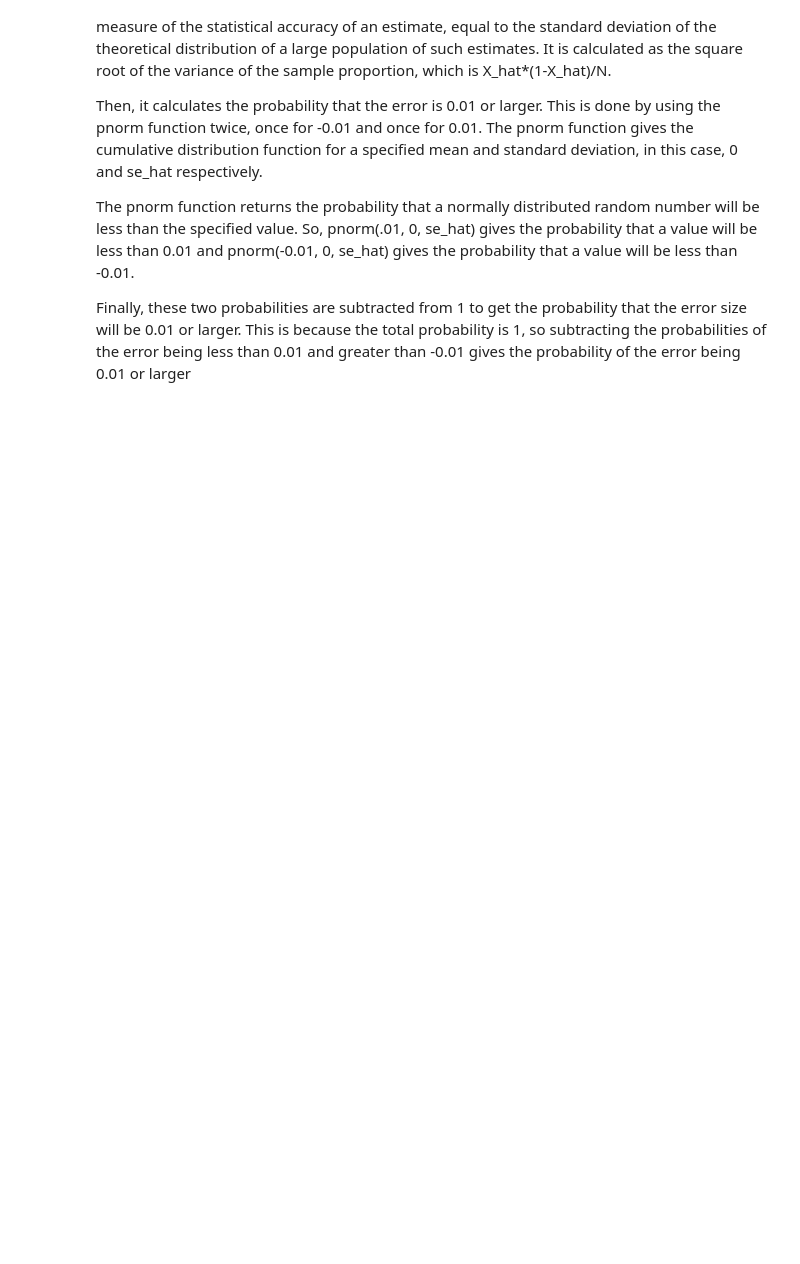
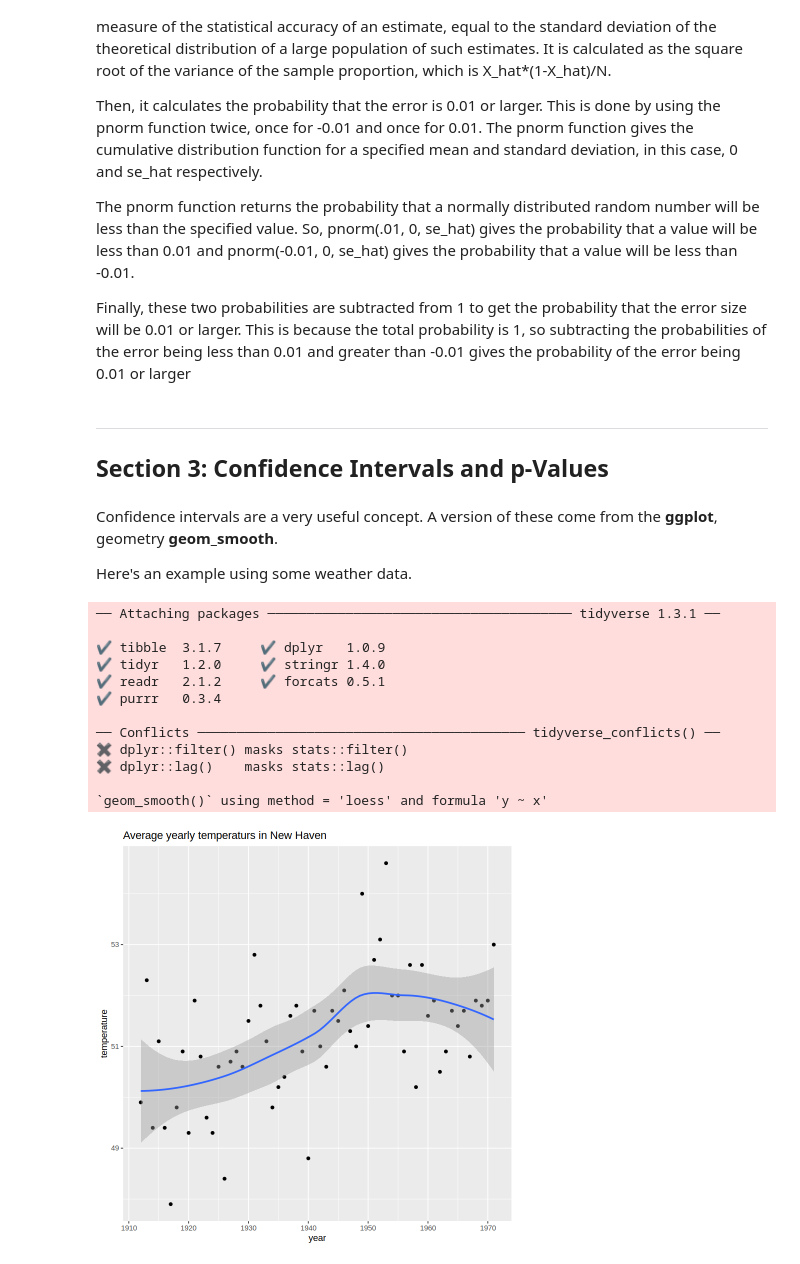
Before and after one commit to benitojpc/data-science-infering-modeling, a Jupyter notebook: Inference-Modeling.ipynb, the cells around one changed output. Drawn from its saved outputs; the diff is of its cells as text; code cells hidden in the pictures; blank space fills up the shorter version.

Commit message:
Update section 3: confidence intervals

```diff
--- a/Inference-Modeling.ipynb
+++ b/Inference-Modeling.ipynb
@@ -953,3 +954,40 @@ Then, it calculates the probability that the error is 0.01 or larger. This is do
 The pnorm function returns the probability that a normally distributed random number will be less than the specified value. So, pnorm(.01, 0, se_hat) gives the probability that a value will be less than 0.01 and pnorm(-0.01, 0, se_hat) gives the probability that a value will be less than -0.01.
 
 Finally, these two probabilities are subtracted from 1 to get the probability that the error size will be 0.01 or larger. This is because the total probability is 1, so subtracting the probabilities of the error being less than 0.01 and greater than -0.01 gives the probability of the error being 0.01 or larger
+# %% [markdown]
+
+
+
+<hr/>
+
+## Section 3: Confidence Intervals and p-Values
+# %% [markdown]
+
+
+Confidence intervals are a very useful concept. A version of these come from the **ggplot**, geometry **geom_smooth**.
+
+Here's an example using some weather data.
+# %%
+library( tidyverse )
+library( ggplot2 )
+
+data( "nhtemp" )
+data.frame( year=as.numeric( time(nhtemp) ), temperature=as.numeric(nhtemp)) %>%
+    ggplot( aes(year, temperature) ) +
+    geom_point() +
+    geom_smooth() +
+    ggtitle( "Average yearly temperaturs in New Haven" )
+# %% [output]
+── Attaching packages ─────────────────────────────────────── tidyverse 1.3.1 ──
+
+✔ tibble  3.1.7     ✔ dplyr   1.0.9
+✔ tidyr   1.2.0     ✔ stringr 1.4.0
+✔ readr   2.1.2     ✔ forcats 0.5.1
+✔ purrr   0.3.4
+
+── Conflicts ────────────────────────────────────────── tidyverse_conflicts() ──
+✖ dplyr::filter() masks stats::filter()
+✖ dplyr::lag()    masks stats::lag()
+
+`geom_smooth()` using method = 'loess' and formula 'y ~ x'
+[figure, added]
```
Also changed, not shown: parts of 14 cells of this notebook.
